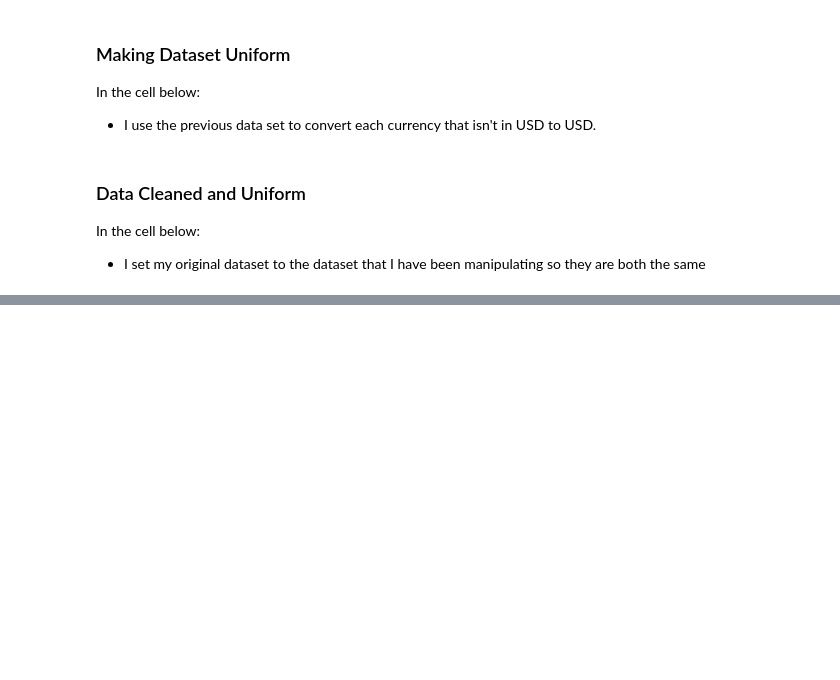
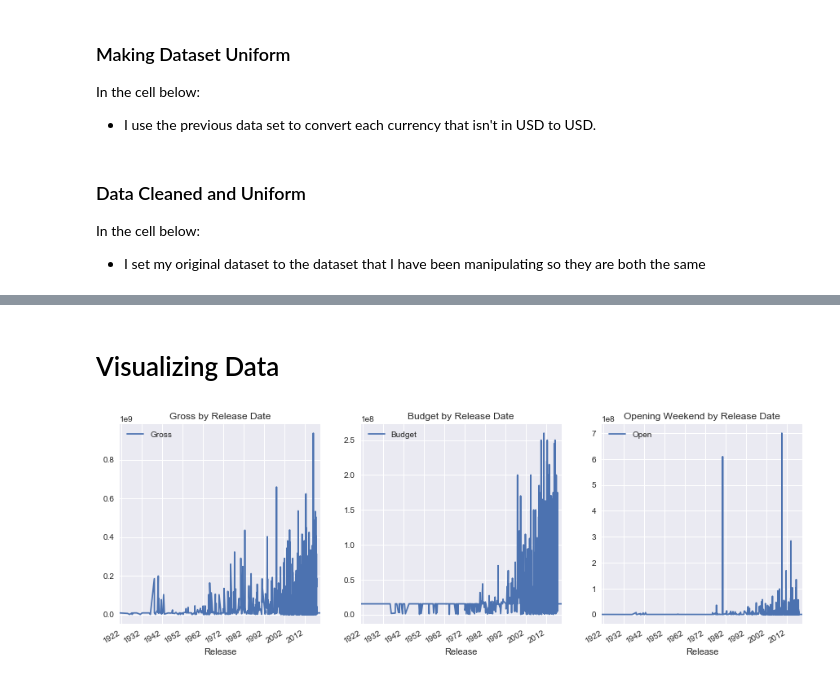
Before and after one commit to brookemosby/Movies, a Jupyter notebook: Jarvis_Project.ipynb, the cells around one changed output, grey strips where cells are left out. Cells and saved outputs as stored; diff of their text form; code cells hidden in the pictures; blank space fills up the shorter version.

Commit message:
updating, data visualization added

```diff
--- a/Jarvis_Project.ipynb
+++ b/Jarvis_Project.ipynb
@@ -315,0 +252,11 @@ Revise any other aspects of your proposal in light of what you have learned from
+# %%
+bud_median = df["Budget"].median()
+owk_median = df["Open"].median()
+gro_median = df["Gross"].median()
+df["Budget"] = df["Budget"].fillna( value = bud_median )
+df["Open"] = df["Open"].fillna( value = owk_median )
+df["Gross"] = df["Gross"].fillna( value = gro_median )
+df["Budget.Open"] = df["Budget"]/df["Open"]
+df["Budget.Gross"] = df["Budget"]/df["Gross"]
+df["Open.Gross"] = df["Open"]/df["Gross"]
+df.head(3)
@@ -315,0 +268,17 @@ Revise any other aspects of your proposal in light of what you have learned from
+# %%
+def change_nan(x):
+    if x == "nan":
+        return np.nan
+    else:
+        return x
+df["Director"] = df["Director"].apply(change_nan)
+df["Director"] = df["Director"].fillna( value = "" )
+df["Writer"] = df["Writer"].apply(change_nan)
+df["Writer"] = df["Writer"].fillna( value = "" )
+df["Star"] = df["Star"].apply(change_nan)
+df["Star"] = df["Star"].fillna( value = "" )
+df=df.dropna()
+def decade(x):
+    year = x.year
+    return ((year%1900)//10)*10+1900
+df["Decade"] = df["Release"].apply(decade) #calculating the decade for the release date
@@ -315,0 +287,12 @@ Revise any other aspects of your proposal in light of what you have learned from
+# %% [markdown]
+# Visualizing Data
+# %%
+plt.figure(figsize=(15,5))
+ax1,ax2,ax3 = plt.subplot(131),plt.subplot(132),plt.subplot(133)
+df.plot(y="Gross", x="Release",title = "Gross by Release Date",ax=ax1)
+df.plot(y="Budget",x="Release",title = "Budget by Release Date",ax=ax2)
+df.plot(y="Open",x="Release",title = "Opening Weekend by Release Date",ax=ax3)
+
+plt.show()
+# %% [output]
+[figure, added]
```
Also changed, not shown: parts of 28 cells of this notebook, 3 other files.
